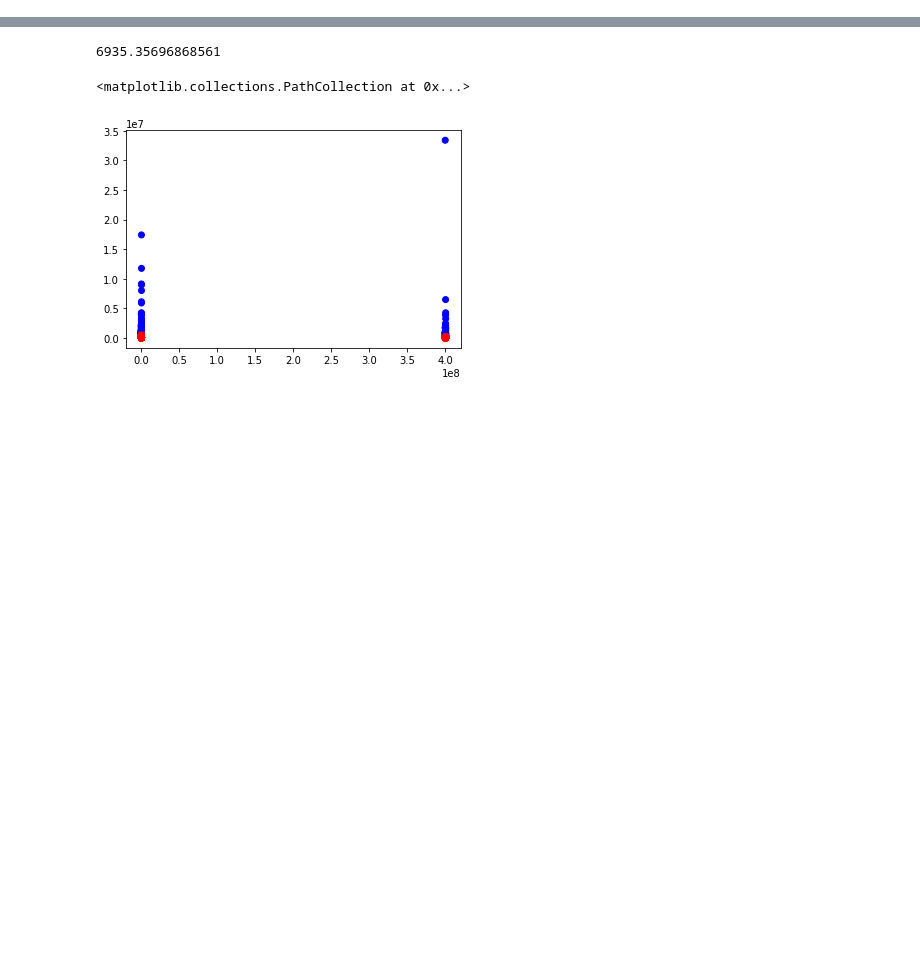
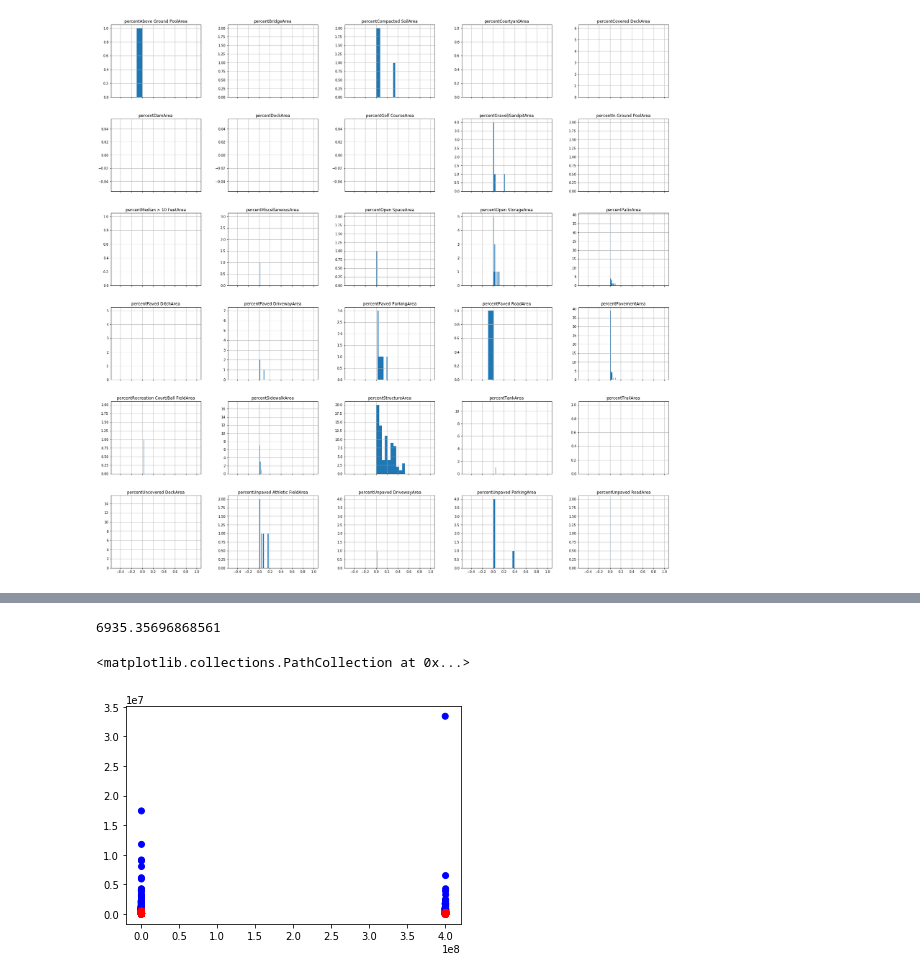
Before and after one commit to ledanieln/CoA-Zone-Prediction, a Jupyter notebook: notebooks/Data Exploration.ipynb, the cells around one changed output, grey strips where cells are left out. Drawn from its saved outputs; the diff is of its cells as text; code cells hidden in the pictures; blank space fills up the shorter version.

```diff
--- a/notebooks/Data Exploration.ipynb
+++ b/notebooks/Data Exploration.ipynb
@@ -77,0 +64,19 @@ Name: 8395, Length: 69, dtype: object
+# %%
+area_cols = [col for col in train.columns if 'percent' in col]
+count_cols = [col for col in train.columns if 'Count' in col]
+area_cols.append('zoneType')
+count_cols.append('zoneType')
+areaTrain = train[area_cols]
+countTrain = train[count_cols]
+# %%
+industrialDataCount = countTrain[countTrain['zoneType']=='Industrial']
+industrialDataArea = areaTrain[areaTrain['zoneType']=='Industrial']
+
+residentialDataCount = countTrain[countTrain['zoneType']=='Residential']
+residentialDataArea = areaTrain[areaTrain['zoneType']=='Residential']
+
+commercialDataCount = countTrain[countTrain['zoneType']=='Commercial']
+commercialDataArea = areaTrain[areaTrain['zoneType']=='Commercial']
+
+sDataCount = countTrain[countTrain['zoneType']=='Special Purpose']
+sDataArea = areaTrain[areaTrain['zoneType']=='Special Purpose']
@@ -77,0 +195,5 @@ Name: 8395, Length: 69, dtype: object
+# %%
+industrialDataArea.hist(figsize=(30,30), sharex=True)
+plt.show()
+# %% [output]
+[figure, added]
```
Also changed, not shown: parts of 21 cells of this notebook, 13 other files.
